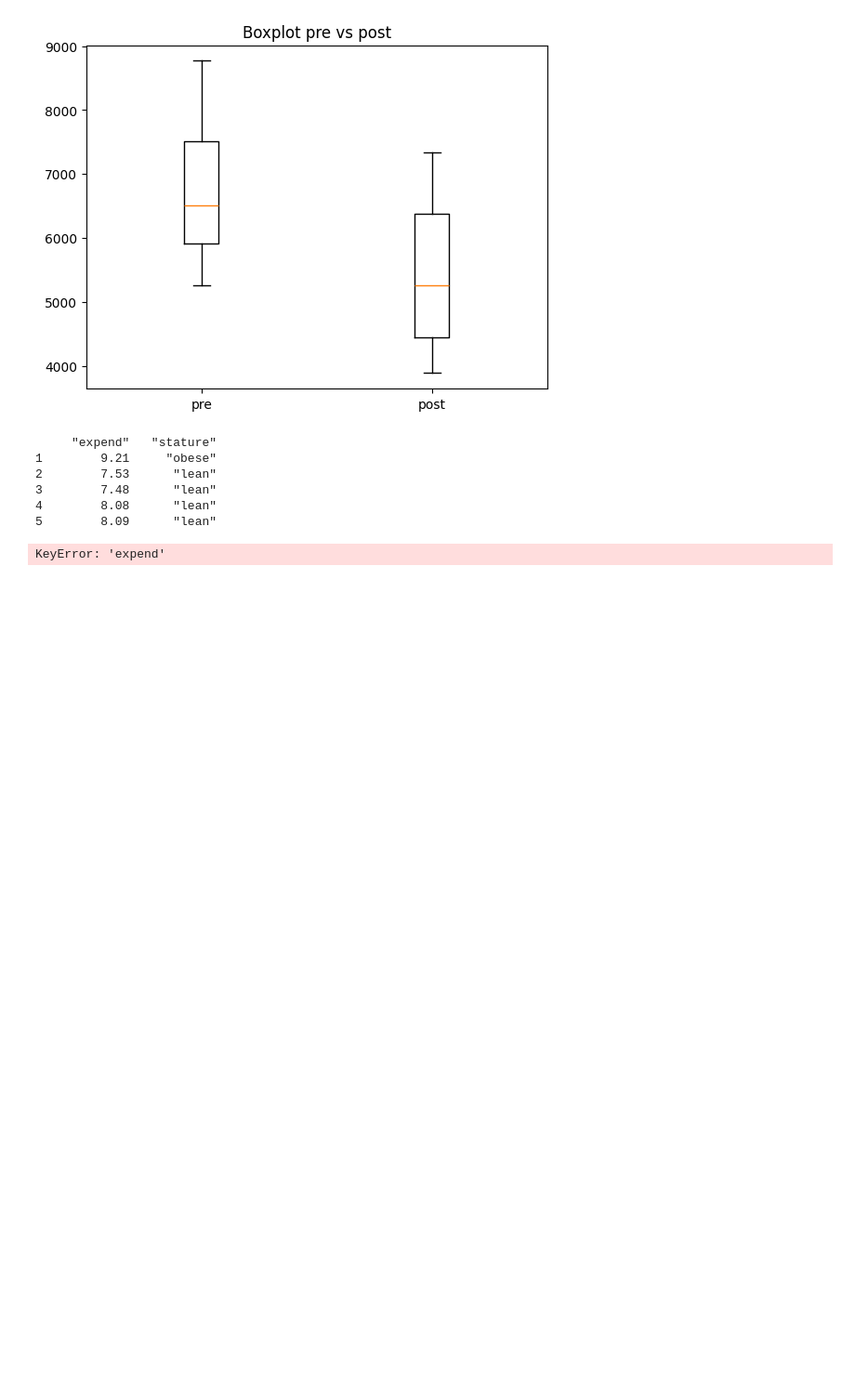
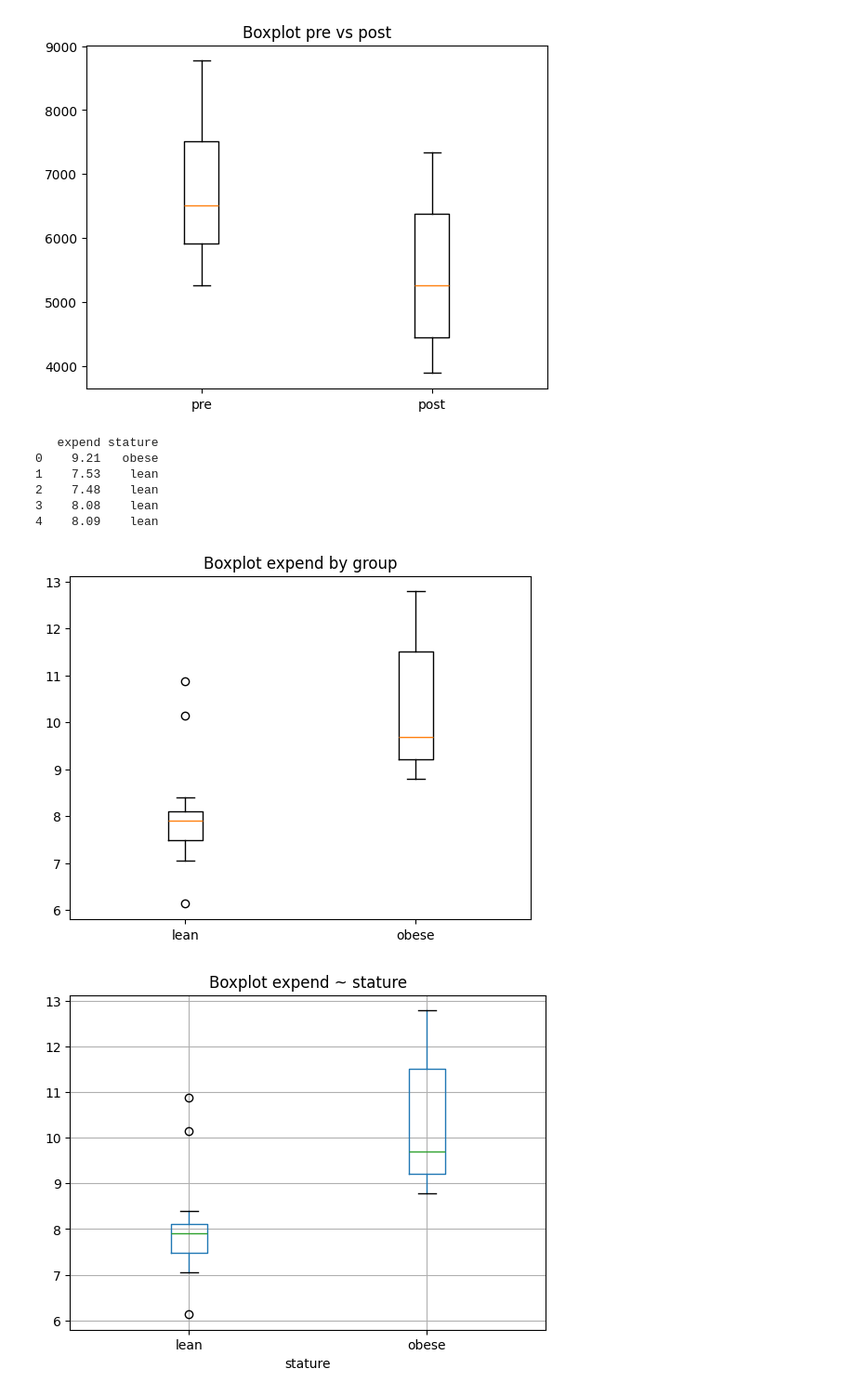
Before and after one commit to hogeschool/CMIBOD021T-2526, a Jupyter notebook: notebooks/week2_boxplot.ipynb, the cells around one changed output. Shown at 93% size. Saved outputs shown, nothing was run; the diff lists cells and outputs as text; code cells hidden in the pictures; blank space fills up the shorter version.

```diff
--- a/notebooks/week2_boxplot.ipynb
+++ b/notebooks/week2_boxplot.ipynb
@@ -238,16 +238,29 @@ plt.show()
 # %%
 # --- Load energy dataset ---
 energy = pd.read_csv("https://raw.githubusercontent.com/hogeschool/CMIBOD021T-2526/refs/heads/main/data/iswr/energy.csv")
 print(energy.head())
 
 # --- Select lean and obese expenditures ---
 # Subset: Series
-expendLean = energy["expend"] > 8
+expendLean = energy.loc[energy["stature"] == "lean", "expend"]
+expendObese = energy.loc[energy["stature"] == "obese", "expend"]
+
+# --- Boxplot lean vs obese ---
+plt.boxplot([expendLean, expendObese], tick_labels=["lean", "obese"])
+plt.title("Boxplot expend by group")
+plt.show()
+
+# --- Equivalent to R: boxplot(expend ~ stature) ---
+energy.boxplot(column="expend", by="stature")
+plt.title("Boxplot expend ~ stature")
+plt.suptitle("")
+plt.show()
 # %% [output]
-     "expend"   "stature"
-1        9.21     "obese"
-2        7.53      "lean"
-3        7.48      "lean"
-4        8.08      "lean"
-5        8.09      "lean"
+   expend stature
+0    9.21   obese
+1    7.53    lean
+2    7.48    lean
+3    8.08    lean
+4    8.09    lean
-KeyError: 'expend'
+[figure, added]
+[figure, added]
```
Also changed, not shown: parts of 1 cell of this notebook, 1 other file.
